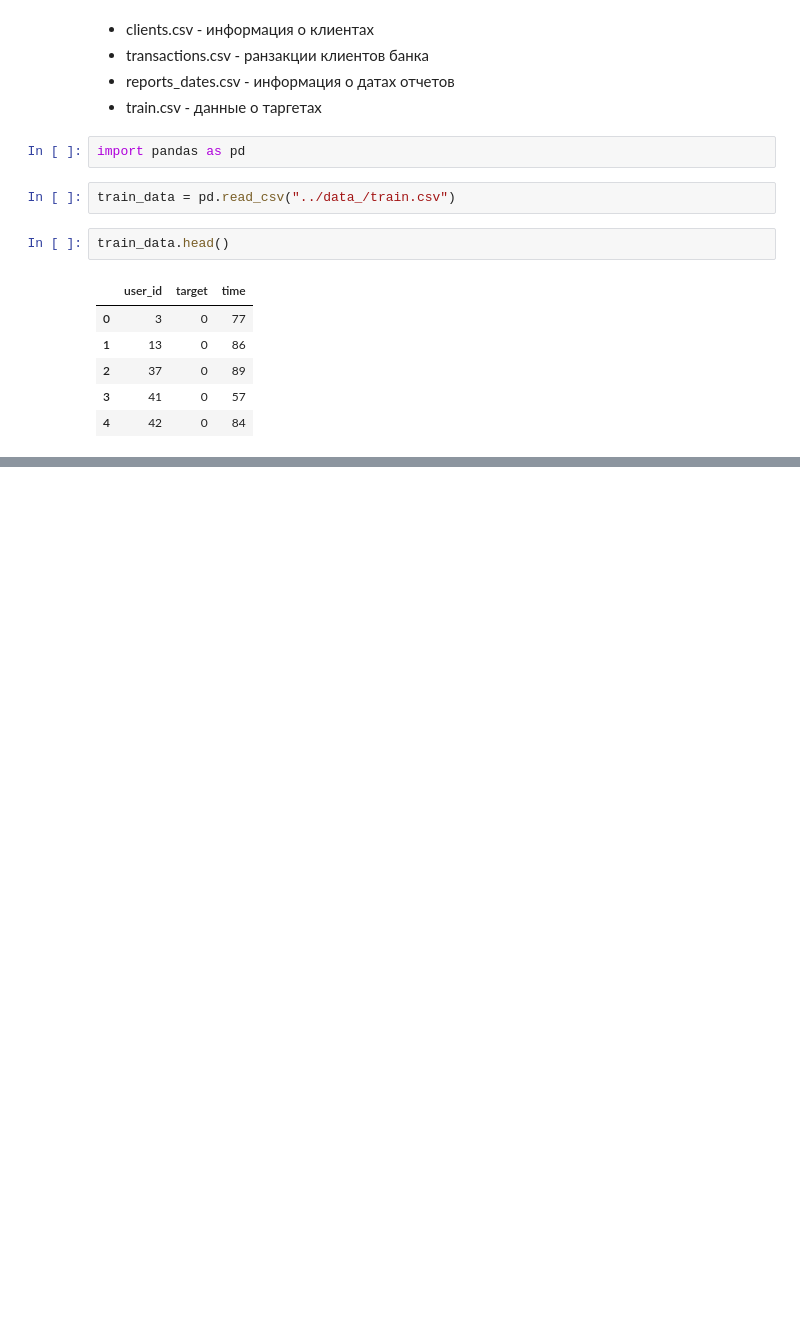
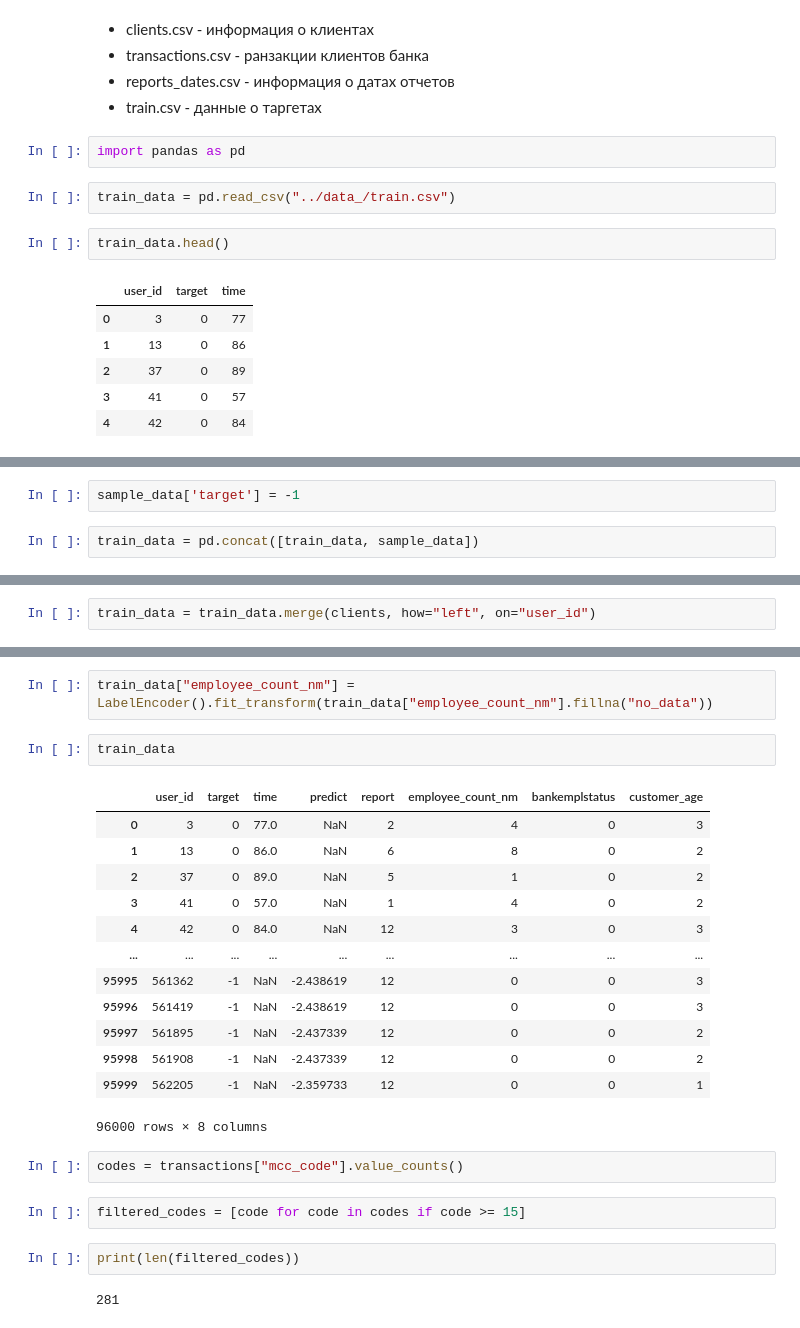
Before and after one commit to krell11/customer_churn_prediction, a Jupyter notebook: notebooks/churn_prediction.ipynb, the cells around one changed output, grey strips where cells are left out. Drawn from its saved outputs; the diff is of its cells as text; blank space fills up the shorter version.

```diff
--- a/notebooks/churn_prediction.ipynb
+++ b/notebooks/churn_prediction.ipynb
@@ -51,0 +76,4 @@ transaction.head()
+# %%
+sample_data['target'] = -1
+# %%
+train_data = pd.concat([train_data, sample_data])
@@ -51,0 +98,2 @@ transaction.head()
+# %%
+train_data = train_data.merge(clients, how="left", on="user_id")
@@ -51,0 +109,26 @@ transaction.head()
+# %%
+train_data["employee_count_nm"] = LabelEncoder().fit_transform(train_data["employee_count_nm"].fillna("no_data"))
+# %%
+train_data
+# %% [output]
+|  | user_id | target | time | predict | report | employee_count_nm | bankemplstatus | customer_age |
+| 0 | 3 | 0 | 77.0 | NaN | 2 | 4 | 0 | 3 |
+| 1 | 13 | 0 | 86.0 | NaN | 6 | 8 | 0 | 2 |
+| 2 | 37 | 0 | 89.0 | NaN | 5 | 1 | 0 | 2 |
+| 3 | 41 | 0 | 57.0 | NaN | 1 | 4 | 0 | 2 |
+| 4 | 42 | 0 | 84.0 | NaN | 12 | 3 | 0 | 3 |
+| ... | ... | ... | ... | ... | ... | ... | ... | ... |
+| 95995 | 561362 | -1 | NaN | -2.438619 | 12 | 0 | 0 | 3 |
+| 95996 | 561419 | -1 | NaN | -2.438619 | 12 | 0 | 0 | 3 |
+| 95997 | 561895 | -1 | NaN | -2.437339 | 12 | 0 | 0 | 2 |
+| 95998 | 561908 | -1 | NaN | -2.437339 | 12 | 0 | 0 | 2 |
+| 95999 | 562205 | -1 | NaN | -2.359733 | 12 | 0 | 0 | 1 |
+96000 rows × 8 columns
+# %%
+codes = transactions["mcc_code"].value_counts()
+# %%
+filtered_codes = [code for code in codes if code >= 15]
+# %%
+print(len(filtered_codes))
+# %% [output]
+281
```
Also changed, not shown: parts of 13 cells of this notebook, 1 other file.
